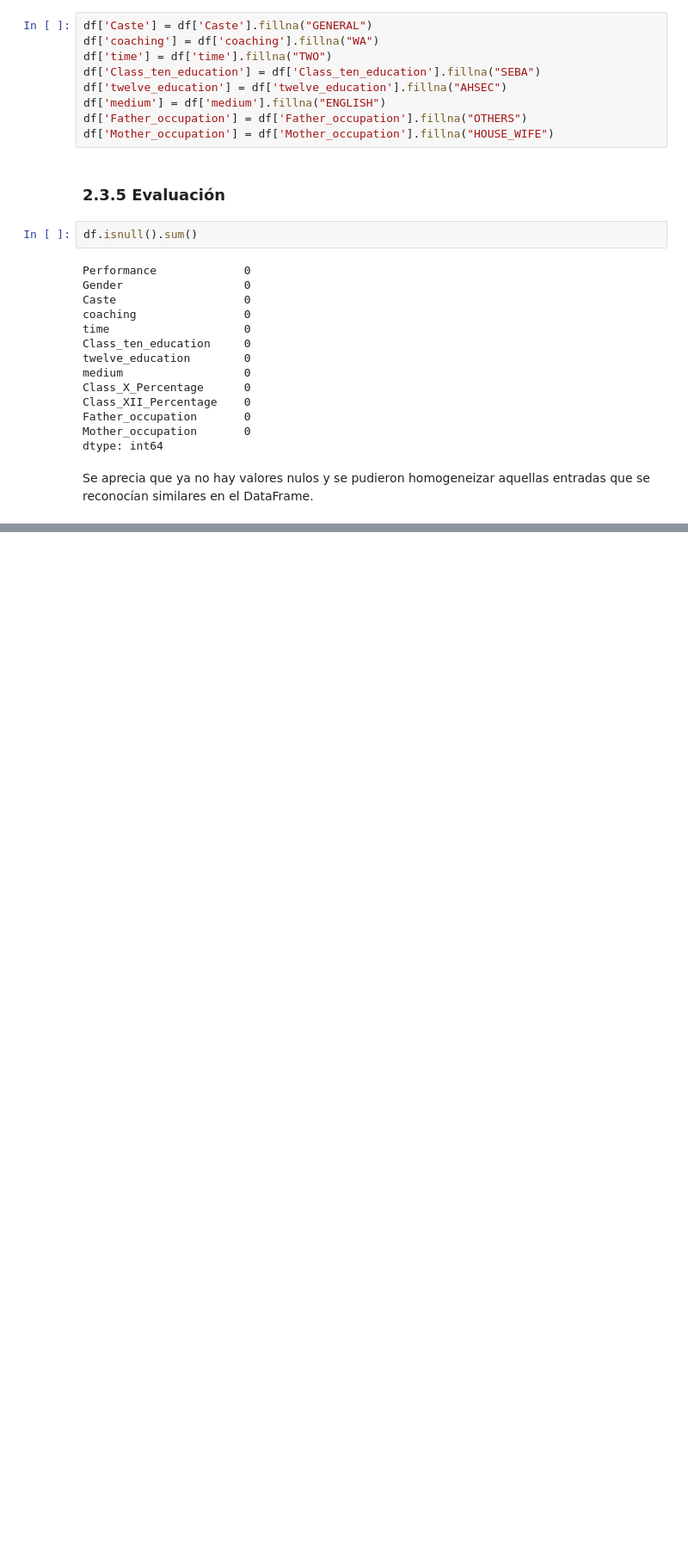
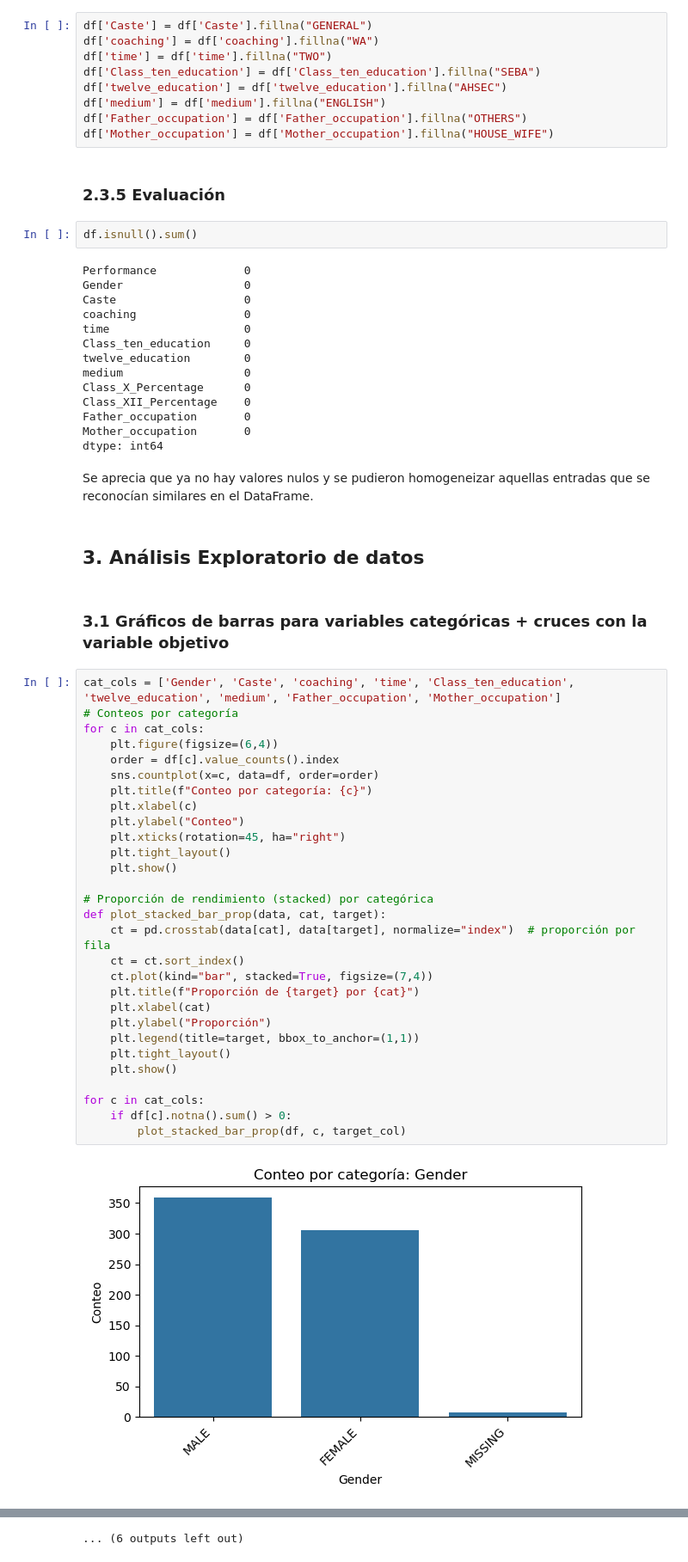
Before and after one commit to MLOpsEquipo36/equipo36mlops, a Jupyter notebook: notebooks/1.0-el-EDA_cleaning.ipynb, the cells around one changed output, grey strips where cells are left out. Shown at 86% size. Saved outputs shown, nothing was run; the diff lists cells and outputs as text; blank space fills up the shorter version.

```diff
--- a/notebooks/1.0-el-EDA_cleaning.ipynb
+++ b/notebooks/1.0-el-EDA_cleaning.ipynb
@@ -306,3 +377,38 @@ Mother_occupation       0
 dtype: int64
 # %% [markdown]
 Se aprecia que ya no hay valores nulos y se pudieron homogeneizar aquellas entradas que se reconocían similares en el DataFrame.
+# %% [markdown]
+## 3. Análisis Exploratorio de datos
+# %% [markdown]
+### 3.1 Gráficos de barras para variables categóricas + cruces con la variable objetivo
+# %%
+cat_cols = ['Gender', 'Caste', 'coaching', 'time', 'Class_ten_education', 'twelve_education', 'medium', 'Father_occupation', 'Mother_occupation']
+# Conteos por categoría
+for c in cat_cols:
+    plt.figure(figsize=(6,4))
+    order = df[c].value_counts().index
+    sns.countplot(x=c, data=df, order=order)
+    plt.title(f"Conteo por categoría: {c}")
+    plt.xlabel(c)
+    plt.ylabel("Conteo")
+    plt.xticks(rotation=45, ha="right")
+    plt.tight_layout()
+    plt.show()
+
+# Proporción de rendimiento (stacked) por categórica
+def plot_stacked_bar_prop(data, cat, target):
+    ct = pd.crosstab(data[cat], data[target], normalize="index")  # proporción por fila
+    ct = ct.sort_index()
+    ct.plot(kind="bar", stacked=True, figsize=(7,4))
+    plt.title(f"Proporción de {target} por {cat}")
+    plt.xlabel(cat)
+    plt.ylabel("Proporción")
+    plt.legend(title=target, bbox_to_anchor=(1,1))
+    plt.tight_layout()
+    plt.show()
+
+for c in cat_cols:
+    if df[c].notna().sum() > 0:
+        plot_stacked_bar_prop(df, c, target_col)
+# %% [output]
+[figure, added]
@@ -308,0 +426 @@ Se aprecia que ya no hay valores nulos y se pudieron homogeneizar aquellas entra
+... (6 outputs left out)
```
Also changed, not shown: parts of 9 cells of this notebook.
